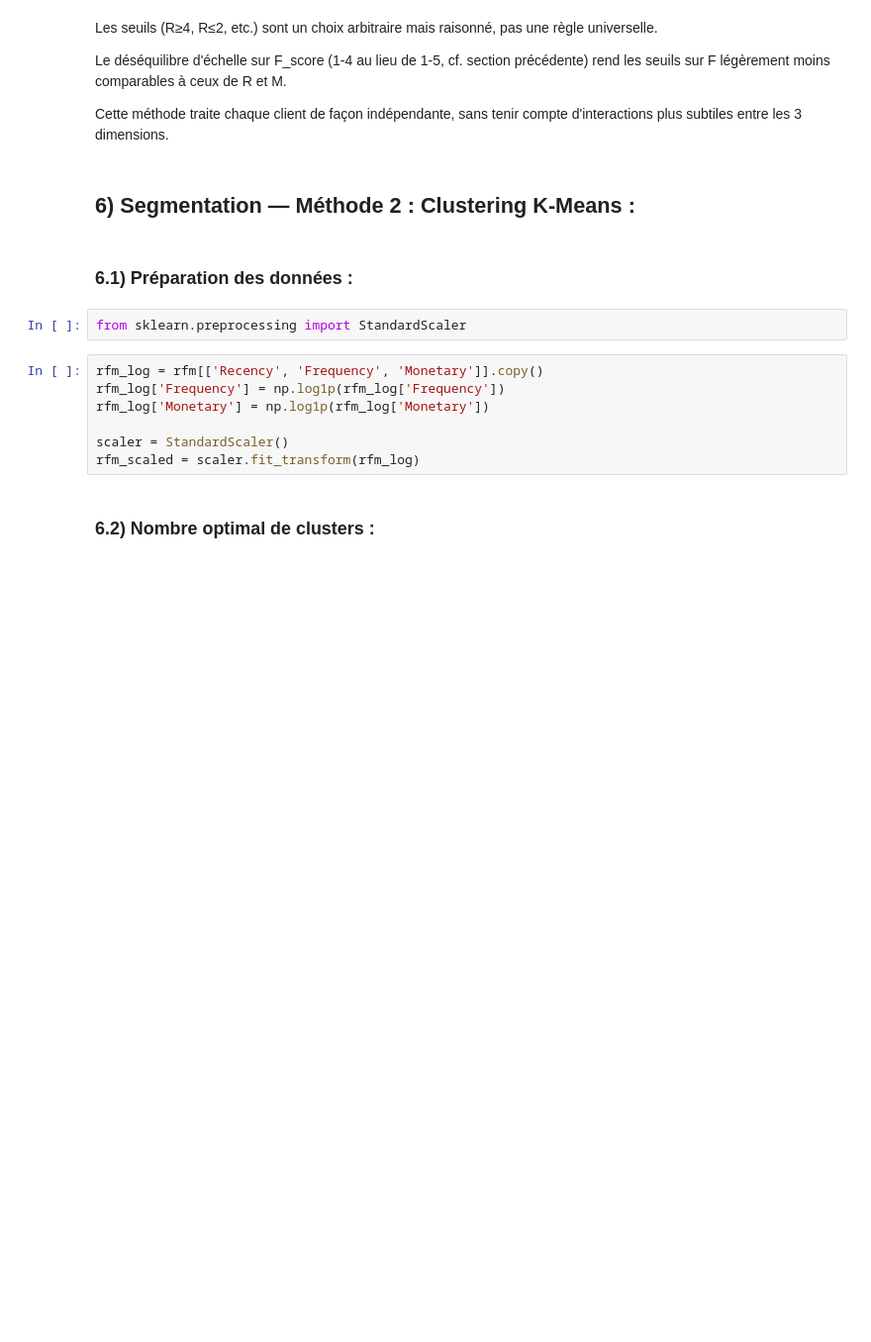
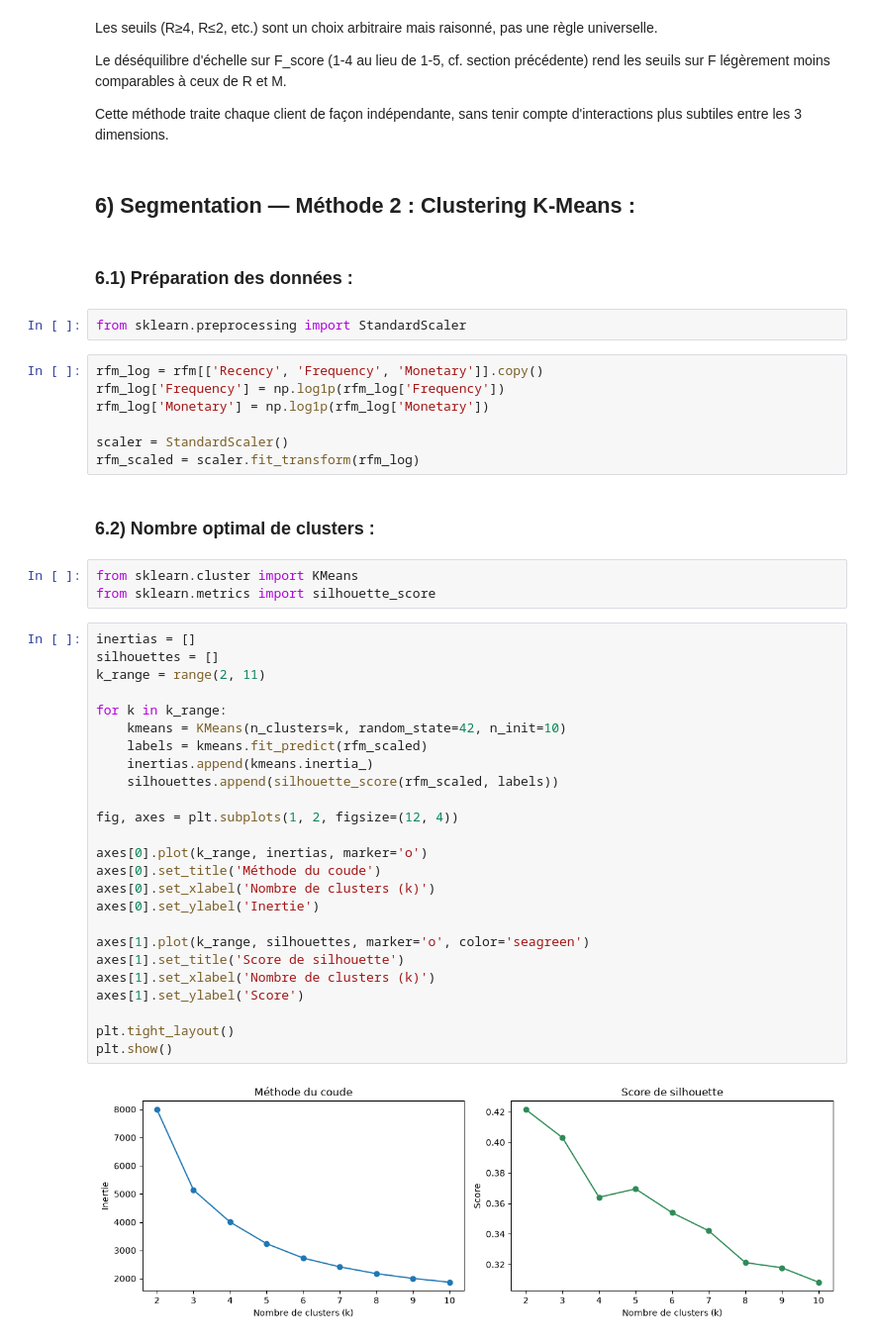
Before and after one commit to Nithilan16/Online_retail-rfm-segmentation, a Jupyter notebook: notebooks/online_retail.ipynb, the cells around one changed output. Shown at 99% size. Cells and saved outputs as stored; diff of their text form; blank space fills up the shorter version.

Commit message:
Ajout Nombre optimal de clusters

```diff
--- a/notebooks/online_retail.ipynb
+++ b/notebooks/online_retail.ipynb
@@ -983,3 +983,33 @@ scaler = StandardScaler()
 rfm_scaled = scaler.fit_transform(rfm_log)
 # %% [markdown]
 ### 6.2) Nombre optimal de clusters :
+# %%
+from sklearn.cluster import KMeans
+from sklearn.metrics import silhouette_score
+# %%
+inertias = []
+silhouettes = []
+k_range = range(2, 11)
+
+for k in k_range:
+    kmeans = KMeans(n_clusters=k, random_state=42, n_init=10)
+    labels = kmeans.fit_predict(rfm_scaled)
+    inertias.append(kmeans.inertia_)
+    silhouettes.append(silhouette_score(rfm_scaled, labels))
+
+fig, axes = plt.subplots(1, 2, figsize=(12, 4))
+
+axes[0].plot(k_range, inertias, marker='o')
+axes[0].set_title('Méthode du coude')
+axes[0].set_xlabel('Nombre de clusters (k)')
+axes[0].set_ylabel('Inertie')
+
+axes[1].plot(k_range, silhouettes, marker='o', color='seagreen')
+axes[1].set_title('Score de silhouette')
+axes[1].set_xlabel('Nombre de clusters (k)')
+axes[1].set_ylabel('Score')
+
+plt.tight_layout()
+plt.show()
+# %% [output]
+[figure, added]
```
